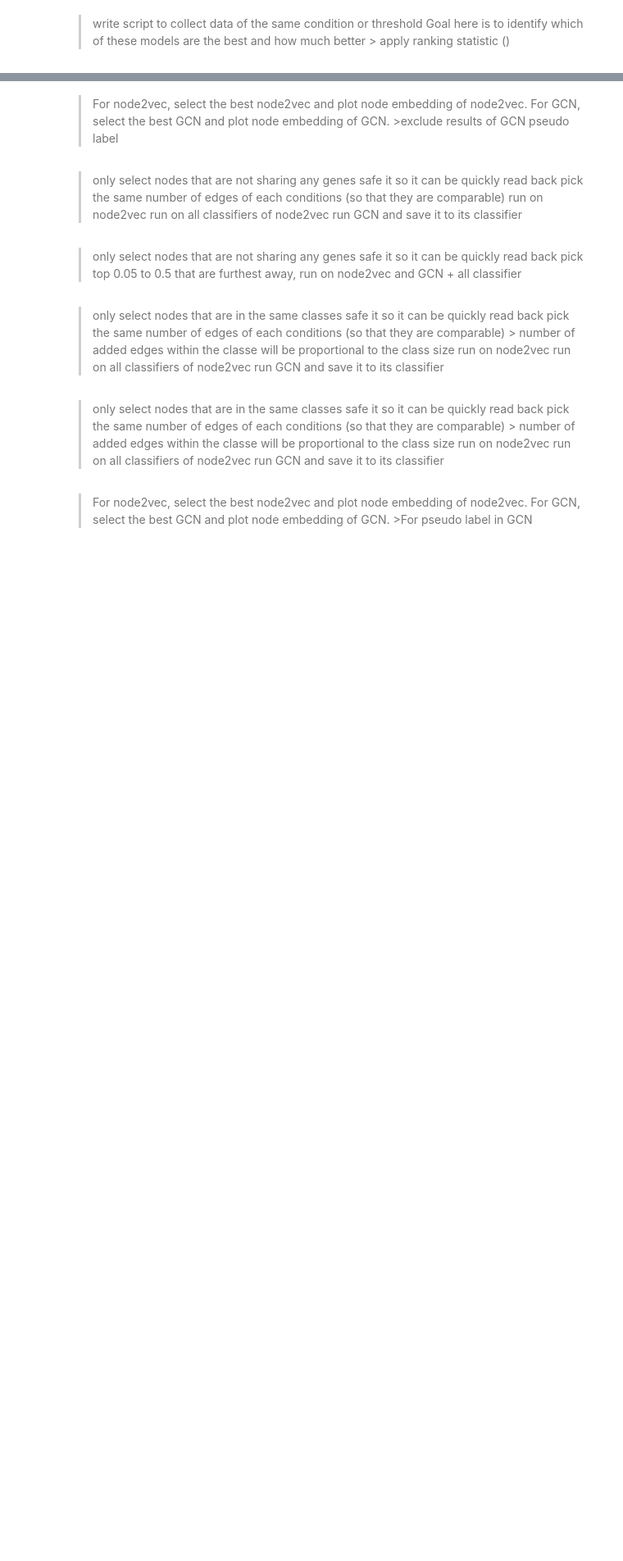
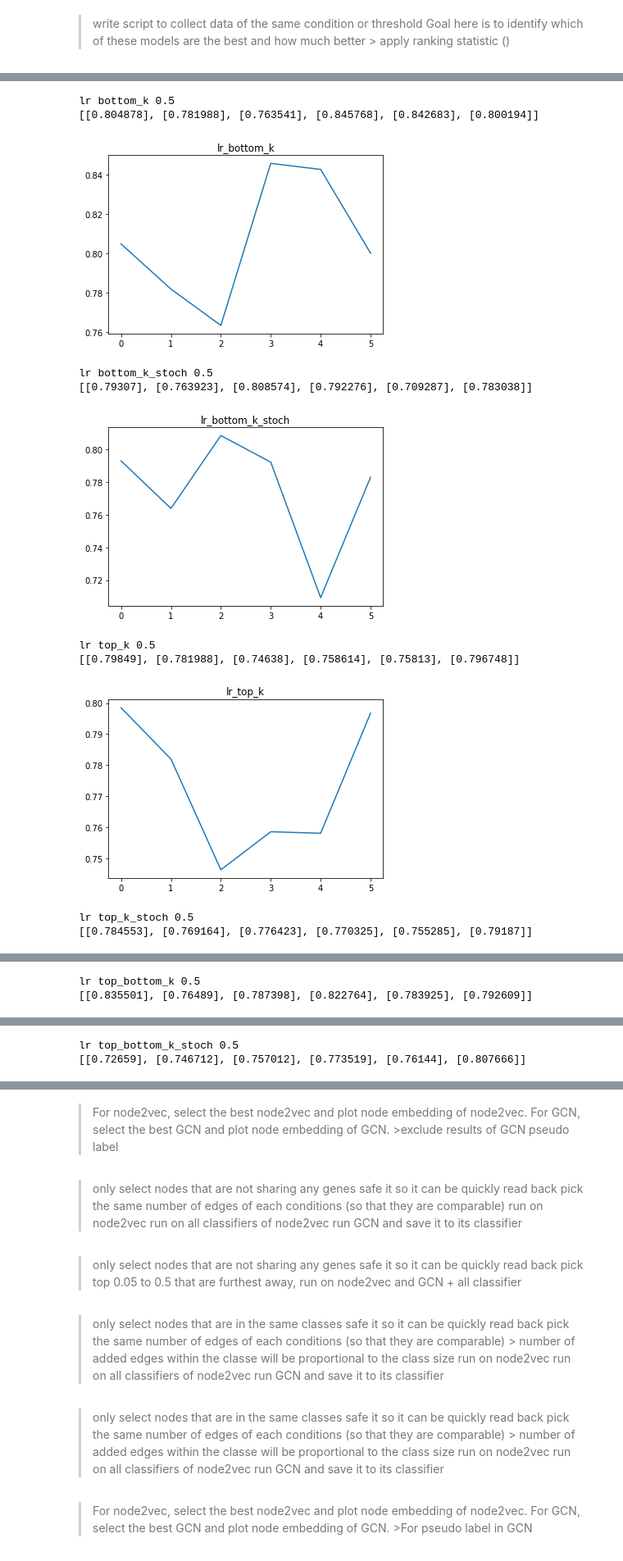
Before and after one commit to Anak2016/disease_node_classification, a Jupyter notebook: scatch_paper/Untitled.ipynb, the cells around one changed output, grey strips where cells are left out. Shown: that part at 82% size. Cells and saved outputs as stored; diff of their text form; code cells hidden in the pictures; blank space fills up the shorter version.

```diff
--- a/scatch_paper/Untitled.ipynb
+++ b/scatch_paper/Untitled.ipynb
@@ -166,3 +166,6 @@ picked = [0, 1]
 picked = [0, 1]
 [['0' '1']
  ['0' '2']]
+# %%
+x = 5
+f"ss{x}"
@@ -172,0 +1056,20 @@ picked = [0, 1]
+# %%
+# from scipy.stat import spearmanr
+# df = None
+classifiers = ['lr', 'svm','mlp','rf']
+cond = ['bottom_k', 'bottom_k_stoch','top_k','top_k_stoch','top_bottom_k', 'top_bottom_k_stoch','all_nodes_random','shared_nodes_random']
+for k in classifiers:
+    tmp = []
+    val = []
+    for i in cond:
+
+        for j in th:
+#             performance = folder['shared_genes'][k]['split=0.6']['node2vec'][i][str(j)]['test']['acc'].astype(float)
+            performance = list(map(float,folder['shared_gene'][k]['split=0.6']['node2vec'][i][str(j)]['test']['acc'].tolist()))
+#             print(performance)
+            df = pd.DataFrame([th,performance]).T
+            corr = df.corr(method='pearson').iloc[0][1]
+            print(corr)
+
+#     print(df.corr(method='spearman'))
+# apply spearman coefficient whether increase number of threshold have any effect?
@@ -172,0 +1078,33 @@ picked = [0, 1]
+# %%
+# from scipy.stat import spearmanr
+# df = None
+import matplotlib.pyplot as plt
+classifiers = ['lr', 'svm','mlp','rf']
+cond = ['bottom_k', 'bottom_k_stoch','top_k','top_k_stoch','top_bottom_k', 'top_bottom_k_stoch','all_nodes_random','shared_nodes_random']
+for k in classifiers:
+    tmp = []
+    for i in cond:
+        val = []
+
+        for j in th:
+            performance = list(map(float,folder['shared_gene'][k]['split=0.6']['node2vec'][i][str(j)]['ensemble']['precision'].tolist()))
+            val.append(performance)
+        print(k, i, j)
+        print(val)
+        plt.plot(val)
+        plt.title(f'{k}_{i}')
+        plt.show()
+#     print(df.corr(method='spearman'))
+# apply spearman coefficient whether increase number of threshold have any effect?
+# %% [output]
+lr bottom_k 0.5
+[[0.804878], [0.781988], [0.763541], [0.845768], [0.842683], [0.800194]]
+[figure, added]
+lr bottom_k_stoch 0.5
+[[0.79307], [0.763923], [0.808574], [0.792276], [0.709287], [0.783038]]
+[figure, added]
+lr top_k 0.5
+[[0.79849], [0.781988], [0.74638], [0.758614], [0.75813], [0.796748]]
+[figure, added]
+lr top_k_stoch 0.5
+[[0.784553], [0.769164], [0.776423], [0.770325], [0.755285], [0.79187]]
@@ -172,0 +1112,2 @@ picked = [0, 1]
+lr top_bottom_k 0.5
+[[0.835501], [0.76489], [0.787398], [0.822764], [0.783925], [0.792609]]
@@ -172,0 +1115,2 @@ picked = [0, 1]
+lr top_bottom_k_stoch 0.5
+[[0.72659], [0.746712], [0.757012], [0.773519], [0.76144], [0.807666]]
```
Also changed, not shown: parts of 27 cells of this notebook, 7 other files.
